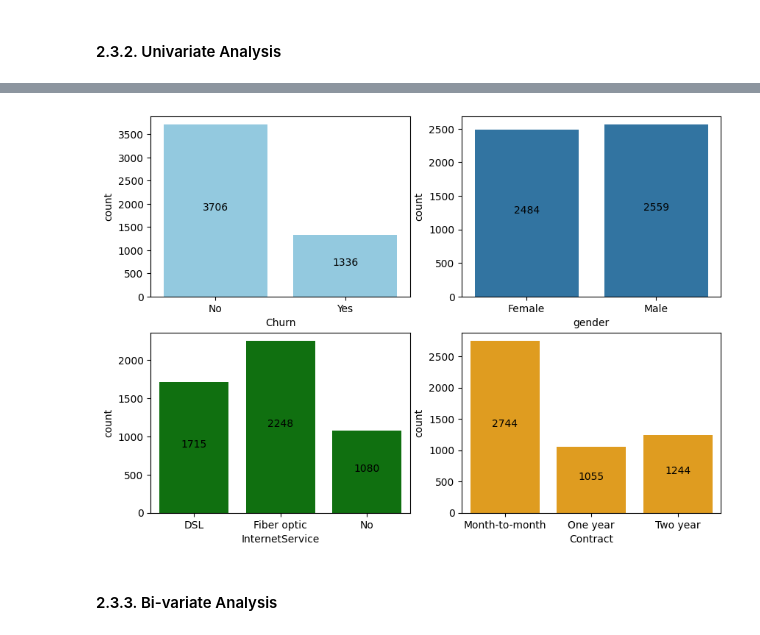
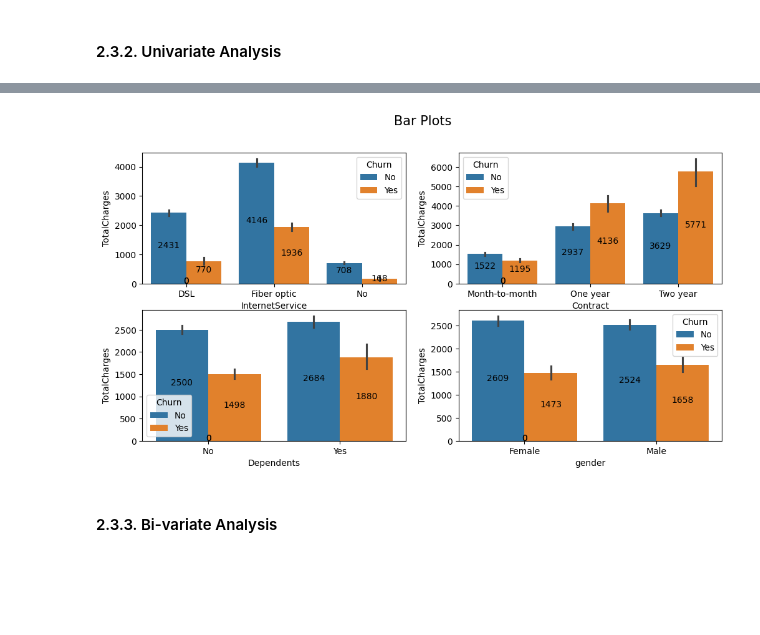
Before and after one commit to edadso/Customer-Churn-Prediction-Vodafone-Corporation, a Jupyter notebook: notebooks/project_code.ipynb, the cells around one changed output, grey strips where cells are left out. Drawn from its saved outputs; the diff is of its cells as text; code cells hidden in the pictures; blank space fills up the shorter version.

```diff
--- a/notebooks/project_code.ipynb
+++ b/notebooks/project_code.ipynb
@@ -151,8 +150,3 @@ Churn                0.033333
 dtype: float64
 ==================================================
 There are 0 duplicated rows present
-# %%
-# Print unique values in each column
-for column in df_first.columns:
-    print(f"{column}: {df_first[column].unique()}")
-    print("="*90)
@@ -254,7 +207,7 @@ df_second.loc[df_second["TotalCharges"].str.contains(pattern, regex = True)]
 3 rows × 21 columns
 # %%
 # Replace all empty entries with NAN and convert datatype to float
-df_second["TotalCharges"] = df_second["TotalCharges"].replace(" ", np.NAN).astype(float)
+df_second["TotalCharges"] = df_second["TotalCharges"].replace(" ", np.nan).astype(float)
 
 # Replace 0 and 1 in the SeniorCitizen column with No and Yes respectively
 df_second["SeniorCitizen"] = df_second["SeniorCitizen"].replace(1, "Yes")
@@ -358,0 +307,23 @@ plt.show()
+# %%
+# Set the figure size and create subplots
+fig, axes = plt.subplots(2, 2, figsize=(12, 6))
+
+# Plot each subplot
+sns.countplot(data=df_combined, x='InternetService', hue='Churn', ax=axes[0, 0])
+sns.countplot(data=df_combined, x='Contract', hue='Churn', ax=axes[0, 1])
+sns.countplot(data=df_combined, x='Dependents', hue='Churn', ax=axes[1, 0])
+sns.countplot(data=df_combined, x='gender', hue='Churn', ax=axes[1, 1])
+
+# Flatten axes array for easy indexing
+axes = axes.flatten()
+
+# Annotate each subplot
+for ax in axes:
+    for bar in ax.patches:
+        h = bar.get_height()
+        w = bar.get_width()
+        x, y = bar.get_xy()
+        ax.annotate(f"{int(h)}", (x + w/2, y + h*1.001), ha = "center")
+
+fig.suptitle('Count Plots')
+plt.show()
@@ -359,26 +332,29 @@ plt.show()
 # %%
 # Set the figure size and create subplots
-fig, axes = plt.subplots(nrows = 2, ncols = 2, figsize = (10, 7))
+fig, axes = plt.subplots(nrows=2, ncols=2, figsize=(12, 6))
 
 # Flatten axes array for easy indexing
 axes = axes.flatten()
 
 # Plot each subplot
-sns.countplot(data = df_combined, x = "Churn", ax = axes[0], color = "skyblue")
-sns.countplot(data = df_combined, x = "gender", ax = axes[1])
-sns.countplot(data = df_combined, x = "InternetService", ax = axes[2], color = "green")
-sns.countplot(data = df_combined, x = "Contract", ax = axes[3], color = "orange")
+sns.barplot(data=df_combined, x="InternetService", y = "TotalCharges", hue="Churn", ax=axes[0])
+sns.barplot(data=df_combined, x="Contract", y = "TotalCharges", hue="Churn", ax=axes[1])
+sns.barplot(data=df_combined, x="Dependents", y = "TotalCharges", hue="Churn", ax=axes[2])
+sns.barplot(data=df_combined, x="gender", y = "TotalCharges", hue="Churn", ax=axes[3])
+
+# Set the title for the entire figure
+fig.suptitle("Bar Plots", fontsize=15)
 
 # Annotate each subplot
 for ax in axes:
     for bar in ax.patches:
         h = bar.get_height()
         w = bar.get_width()
         x, y = bar.get_xy()
         ax.annotate(f"{int(h)}", (x + w/2, y + h/2), ha = "center")
 
 plt.show()
 # %% [output]
-[figure, old version]
+[figure, new version]
 # %% [markdown]
 #### 2.3.3. Bi-variate Analysis
```
Also changed, not shown: parts of 59 cells of this notebook.
